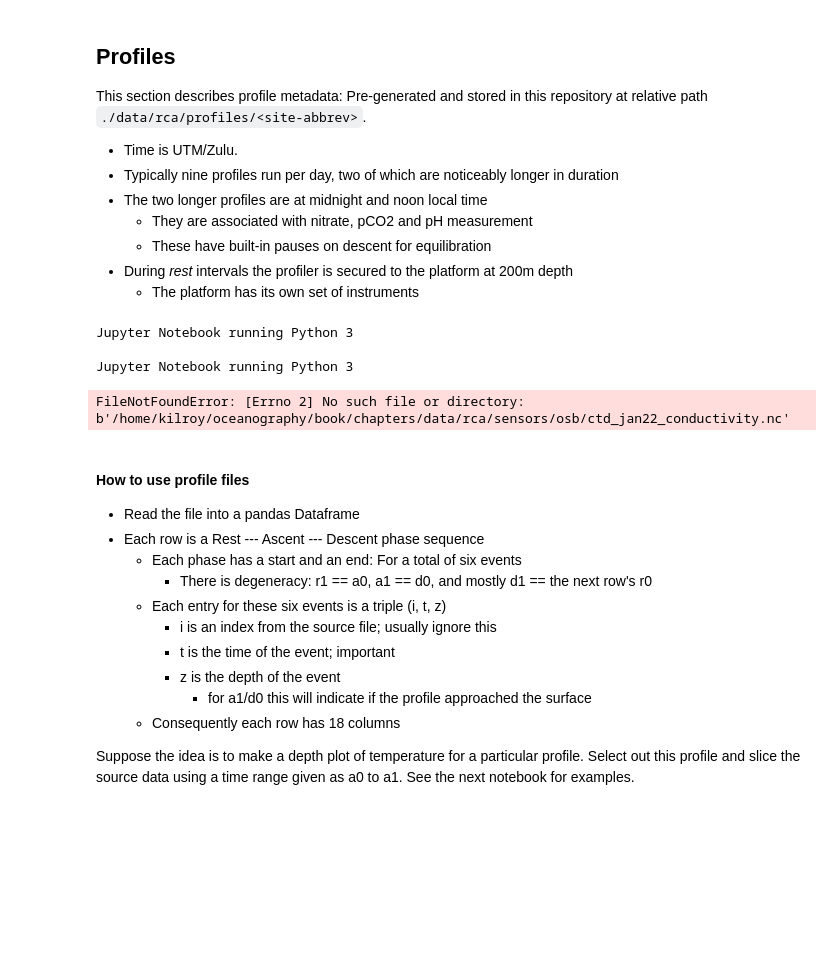
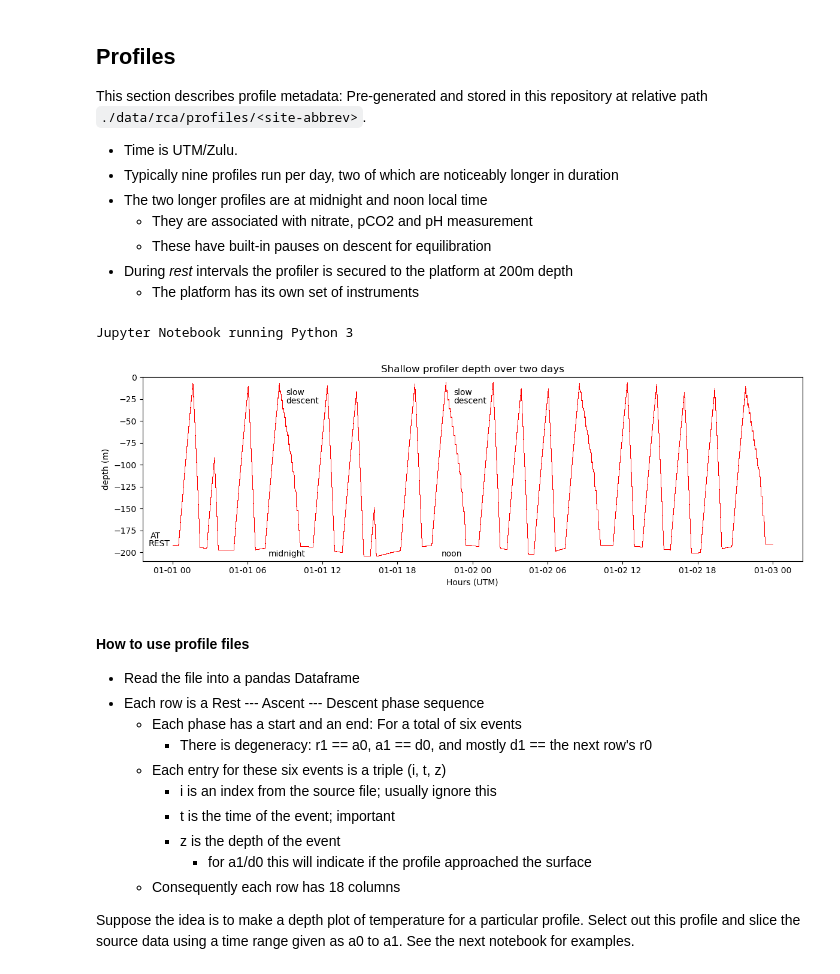
Before and after one commit to geo-smart/oceanography, a Jupyter notebook: book/chapters/data.ipynb, the cells around one changed output. Cells and saved outputs as stored; diff of their text form; code cells hidden in the pictures; blank space fills up the shorter version.

```diff
--- a/book/chapters/data.ipynb
+++ b/book/chapters/data.ipynb
@@ -237,20 +238,16 @@ repository at relative path `./data/rca/profiles/<site-abbrev>`.
 # %%
 from matplotlib import pyplot as plt
 from shallowprofiler import *
 from data import *
 from charts import *
 
-print('\nJupyter Notebook running Python {}'.format(sys.version_info[0]))
+RenderShallowProfilerTwoDayDepthChart()
 
-ProfilerDepthChart('2022-01-01', '2022-01-03', './data/rca/sensors/osb/ctd_jan22_conductivity.nc')  # index [0] is arbitrary; any dataset will include z data
-
-# Enable this code for a more expansive view of shallow profiler depth history.
+# This code intentionally disabled: Alternative (more expansive) view of shallow profiler cycling.
 if False: VisualizeProfiles('jan22', 31, '2022', '01', 'January', 'Oregon Slope Base', 'osb', 'ctd_jan22_conductivity.nc')
 # %% [output]
 Jupyter Notebook running Python 3
-
-Jupyter Notebook running Python 3
-FileNotFoundError: [Errno 2] No such file or directory: b'/home/kilroy/oceanography/book/chapters/data/rca/sensors/osb/ctd_jan22_conductivity.nc'
+[figure, added]
 # %% [markdown]
 #### How to use profile files
 
```
Also changed, not shown: parts of 11 cells of this notebook, 3 other files.
